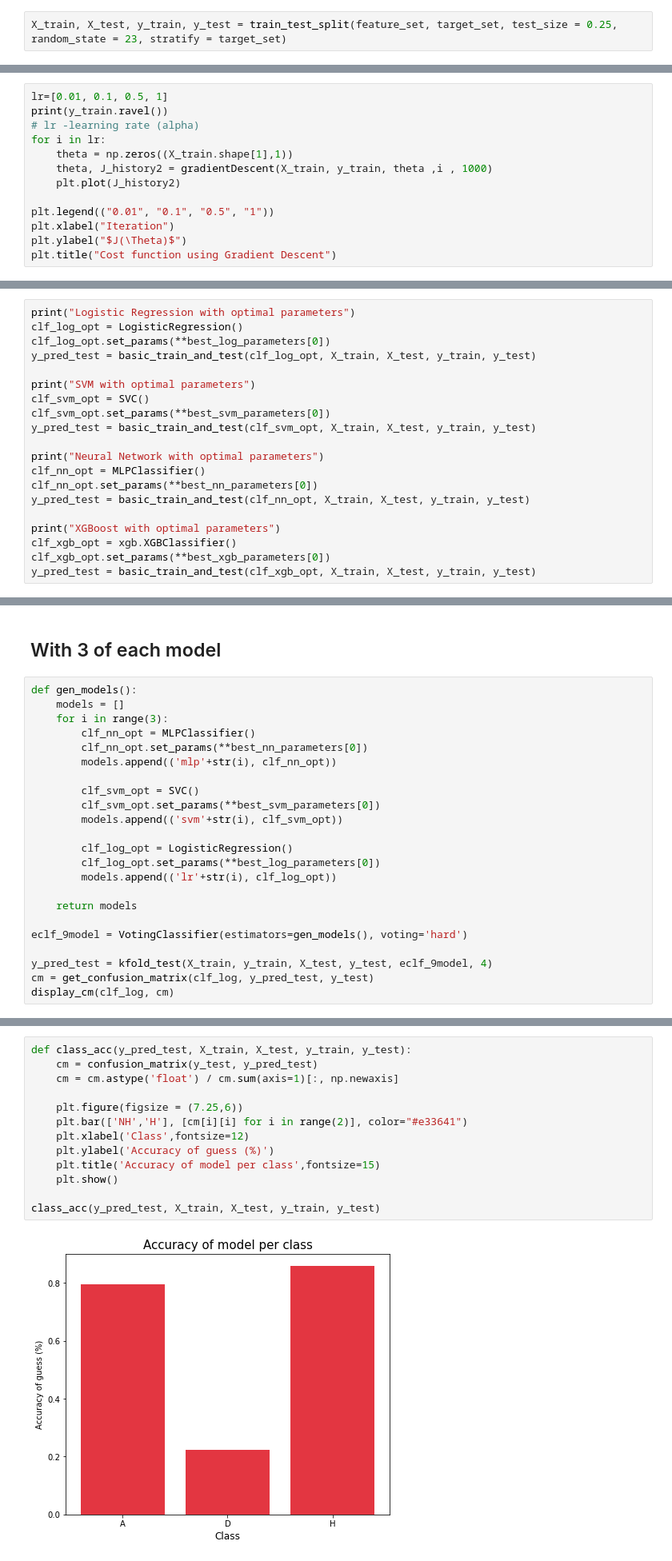
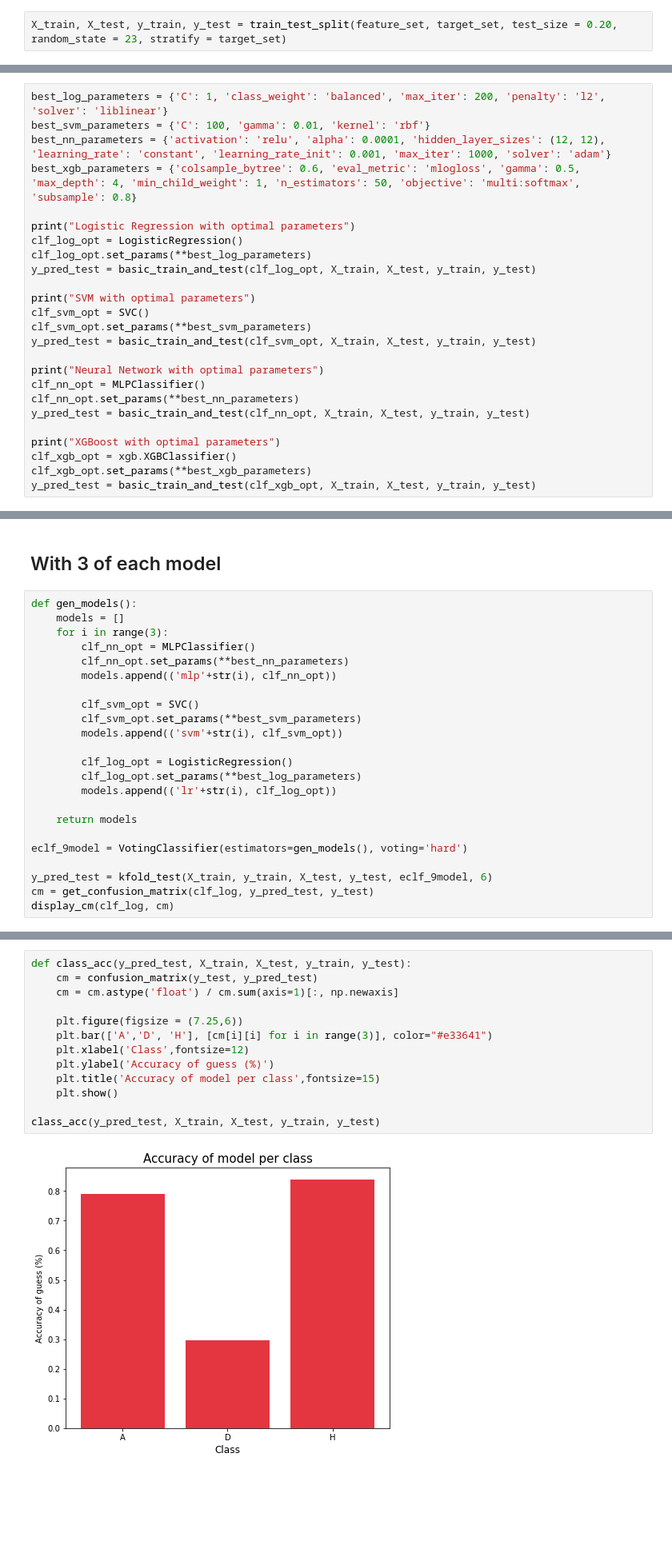
Before and after one commit to Rui-FMF/TAA_1, a Jupyter notebook: football_prediction.ipynb, the cells around one changed output, grey strips where cells are left out. Shown: that part at 80% size. Drawn from its saved outputs; the diff is of its cells as text; blank space fills up the shorter version.

Commit message:
more graphs

```diff
--- a/football_prediction.ipynb
+++ b/football_prediction.ipynb
@@ -228,7 +203,7 @@ feature_set[40:50]
 # %% [markdown]
 # Spliting into Train and Test sets
 # %%
-X_train, X_test, y_train, y_test = train_test_split(feature_set, target_set, test_size = 0.25, random_state = 23, stratify = target_set)
+X_train, X_test, y_train, y_test = train_test_split(feature_set, target_set, test_size = 0.20, random_state = 23, stratify = target_set)
 # %% [markdown]
 # Base Models
 # %%
@@ -300,16 +299,3 @@ def gradientDescent(X,y,theta,alpha,num_iters):
         J_history.append(cost)
 
     return theta , J_history
-# %%
-lr=[0.01, 0.1, 0.5, 1]
-print(y_train.ravel())
-# lr -learning rate (alpha)
-for i in lr:
-    theta = np.zeros((X_train.shape[1],1))
-    theta, J_history2 = gradientDescent(X_train, y_train, theta ,i , 1000)
-    plt.plot(J_history2)
-
-plt.legend(("0.01", "0.1", "0.5", "1"))
-plt.xlabel("Iteration")
-plt.ylabel("$J(\Theta)$")
-plt.title("Cost function using Gradient Descent")
@@ -460,22 +461,27 @@ weighted avg       0.58      0.60      0.58      1520
 # %%
+best_log_parameters = {'C': 1, 'class_weight': 'balanced', 'max_iter': 200, 'penalty': 'l2', 'solver': 'liblinear'}
+best_svm_parameters = {'C': 100, 'gamma': 0.01, 'kernel': 'rbf'}
+best_nn_parameters = {'activation': 'relu', 'alpha': 0.0001, 'hidden_layer_sizes': (12, 12), 'learning_rate': 'constant', 'learning_rate_init': 0.001, 'max_iter': 1000, 'solver': 'adam'}
+best_xgb_parameters = {'colsample_bytree': 0.6, 'eval_metric': 'mlogloss', 'gamma': 0.5, 'max_depth': 4, 'min_child_weight': 1, 'n_estimators': 50, 'objective': 'multi:softmax', 'subsample': 0.8}
+
 print("Logistic Regression with optimal parameters")
 clf_log_opt = LogisticRegression()
-clf_log_opt.set_params(**best_log_parameters[0])
+clf_log_opt.set_params(**best_log_parameters)
 y_pred_test = basic_train_and_test(clf_log_opt, X_train, X_test, y_train, y_test)
 
 print("SVM with optimal parameters")
 clf_svm_opt = SVC()
-clf_svm_opt.set_params(**best_svm_parameters[0])
+clf_svm_opt.set_params(**best_svm_parameters)
 y_pred_test = basic_train_and_test(clf_svm_opt, X_train, X_test, y_train, y_test)
 
 print("Neural Network with optimal parameters")
 clf_nn_opt = MLPClassifier()
-clf_nn_opt.set_params(**best_nn_parameters[0])
+clf_nn_opt.set_params(**best_nn_parameters)
 y_pred_test = basic_train_and_test(clf_nn_opt, X_train, X_test, y_train, y_test)
 
 print("XGBoost with optimal parameters")
 clf_xgb_opt = xgb.XGBClassifier()
-clf_xgb_opt.set_params(**best_xgb_parameters[0])
+clf_xgb_opt.set_params(**best_xgb_parameters)
 y_pred_test = basic_train_and_test(clf_xgb_opt, X_train, X_test, y_train, y_test)
 # %% [output]
 Logistic Regression with optimal parameters
@@ -599,22 +595,22 @@ def gen_models():
     models = []
     for i in range(3):
         clf_nn_opt = MLPClassifier()
-        clf_nn_opt.set_params(**best_nn_parameters[0])
+        clf_nn_opt.set_params(**best_nn_parameters)
         models.append(('mlp'+str(i), clf_nn_opt))
 
         clf_svm_opt = SVC()
-        clf_svm_opt.set_params(**best_svm_parameters[0])
+        clf_svm_opt.set_params(**best_svm_parameters)
         models.append(('svm'+str(i), clf_svm_opt))
 
         clf_log_opt = LogisticRegression()
-        clf_log_opt.set_params(**best_log_parameters[0])
+        clf_log_opt.set_params(**best_log_parameters)
         models.append(('lr'+str(i), clf_log_opt))
 
     return models
 
 eclf_9model = VotingClassifier(estimators=gen_models(), voting='hard')
 
-y_pred_test = kfold_test(X_train, y_train, X_test, y_test, eclf_9model, 4)
+y_pred_test = kfold_test(X_train, y_train, X_test, y_test, eclf_9model, 6)
 cm = get_confusion_matrix(clf_log, y_pred_test, y_test)
 display_cm(clf_log, cm)
 # %% [output]
@@ -628,15 +624,15 @@ F1 score and accuracy score for test set: 0.6529 , 0.6783.
 # %%
 def class_acc(y_pred_test, X_train, X_test, y_train, y_test):
     cm = confusion_matrix(y_test, y_pred_test)
     cm = cm.astype('float') / cm.sum(axis=1)[:, np.newaxis]
 
     plt.figure(figsize = (7.25,6))
-    plt.bar(['NH','H'], [cm[i][i] for i in range(2)], color="#e33641")
+    plt.bar(['A','D', 'H'], [cm[i][i] for i in range(3)], color="#e33641")
     plt.xlabel('Class',fontsize=12)
     plt.ylabel('Accuracy of guess (%)')
     plt.title('Accuracy of model per class',fontsize=15)
     plt.show()
 
 class_acc(y_pred_test, X_train, X_test, y_train, y_test)
 # %% [output]
-[figure, old version]
+[figure, new version]
```
Also changed, not shown: parts of 25 cells of this notebook.
